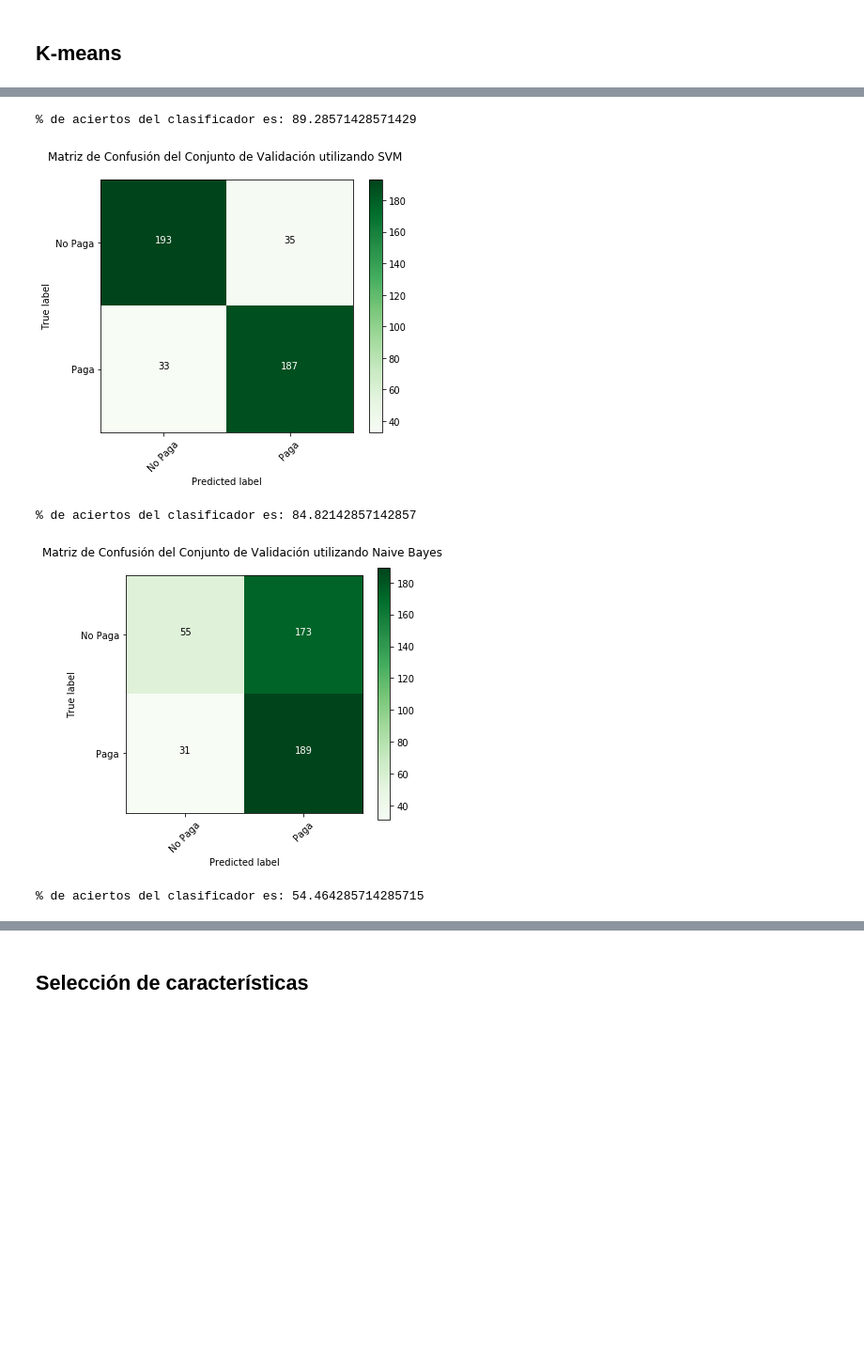
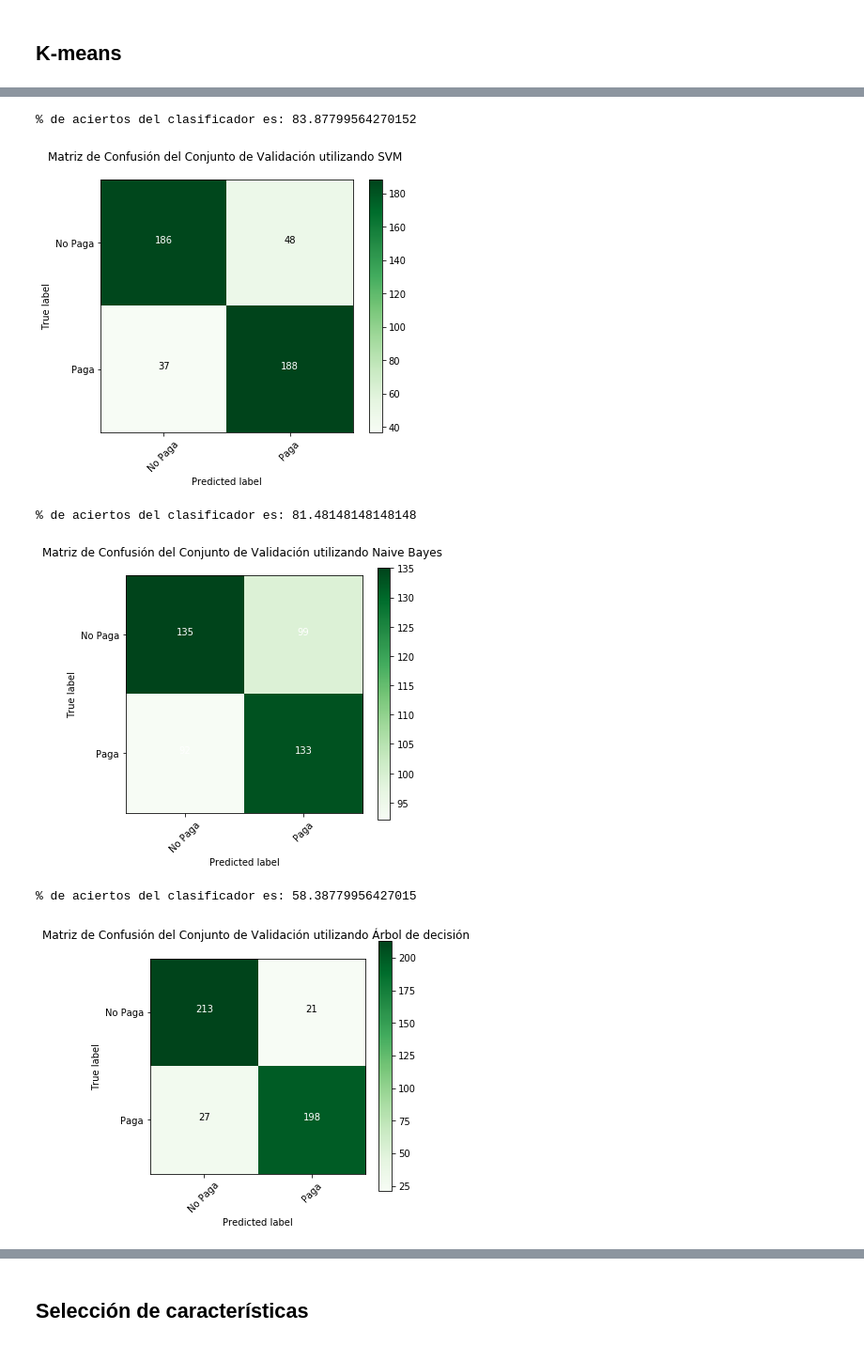
Before and after one commit to GioPais/Credit_score_project, a Jupyter notebook: Credit_score.ipynb, the cells around one changed output, grey strips where cells are left out. Shown: that part at 94% size. Drawn from its saved outputs; the diff is of its cells as text; code cells hidden in the pictures; blank space fills up the shorter version.

```diff
--- a/Credit_score.ipynb
+++ b/Credit_score.ipynb
@@ -583,0 +79,21 @@ plt.show()
+# %%
+dataset = pd.read_csv('CREDITRISK_RAW.csv',delimiter=';')
+dataset_without_na = dataset.copy().dropna()
+
+features = dataset.iloc[:, [1,2,3,4,5,6,7,8,9,10,11,12,13,14,15,16,17,18]]
+features_without_na = dataset_without_na.iloc[:, [1,2,3,4,5,6,7,8,9,10,11,12,13,14,15,16,17,18]]
+
+featuresAsArray = np.asarray(features)
+featuresAsArray_without_na = np.asarray(features_without_na)
+
+featuresAsArray = fix(featuresAsArray)
+featuresAsArray_without_na = fix(featuresAsArray_without_na)
+
+featuresAsArray = completeNA(featuresAsArray, featuresAsArray_without_na)
+
+y_data = dataset.iloc[:, [19]]
+labelencoder_y = LabelEncoder()
+y_data = labelencoder_y.fit_transform(y_data)
+y_data = np.asarray(y_data)
+
+get_stats(dataset)
@@ -583,0 +373,7 @@ plt.show()
+# %%
+labelencoder_X = LabelEncoder()
+featuresAsArray[:,0] = labelencoder_X.fit_transform(featuresAsArray[:,0])
+featuresAsArray[:,3] = labelencoder_X.fit_transform(featuresAsArray[:,3])
+featuresAsArray[:,4] = labelencoder_X.fit_transform(featuresAsArray[:,4])
+featuresAsArray[:,7] = labelencoder_X.fit_transform(featuresAsArray[:,7])
+featuresAsArray[:,17] = labelencoder_X.fit_transform(featuresAsArray[:,17])
@@ -584,2 +413,6 @@ plt.show()
+# %%
+# División de conjuntos de Entrenamiento, Test y Validacion
+featEntVal, featTest, classEntVal, classTest = train_test_split(featuresAsArray, y_data, test_size = 0.2, train_size = 0.8, stratify=y_data)
+featEnt, featVal, classEnt, classVal = train_test_split(featEntVal, classEntVal, test_size = 0.25, stratify=classEntVal)
 # %% [markdown]
 # Algoritmos de Machine Learning
@@ -660,6 +488,13 @@ clf3.fit(featEnt, classEnt)
 GaussianNB(priors=None)
 classPredict3 = clf3.predict(featVal)
 confusionMatrix3 = confusion_matrix(classVal, classPredict3)
+# %%
+# Decision Tree
+from sklearn import tree
+tree_classifier = tree.DecisionTreeClassifier()
+tree_classifier.fit(featEnt, classEnt)
+tree_predictions = tree_classifier.predict(featVal)
+confusionMatrix4 = confusion_matrix(classVal, tree_predictions)
 # %%
 from functions import *
 clases=['No Paga','Paga']
@@ -669,4 +504,6 @@ plot_confusion_matrix('d',True,confusionMatrix2,clases,clases,False,'Matriz de C
 print('% de aciertos del clasificador es: '+str(np.trace(confusionMatrix2)*100/featVal.shape[0]))
 plot_confusion_matrix('d',True,confusionMatrix3,clases,clases,False,'Matriz de Confusión del Conjunto de Validación utilizando Naive Bayes \n')
 print('% de aciertos del clasificador es: '+str(np.trace(confusionMatrix3)*100/featVal.shape[0]))
+plot_confusion_matrix('d',True,confusionMatrix4,clases,clases,False,'Matriz de Confusión del Conjunto de Validación utilizando Árbol de decisión \n')
+print('% de aciertos del clasificador es: '+str(np.trace(confusionMatrix4)*100/featVal.shape[0]))
 # %% [output]
@@ -674,5 +511,6 @@ print('% de aciertos del clasificador es: '+str(np.trace(confusionMatrix3)*100/f
-% de aciertos del clasificador es: 89.28571428571429
+% de aciertos del clasificador es: 83.87799564270152
-[figure, old version]
+[figure, new version]
-% de aciertos del clasificador es: 84.82142857142857
+% de aciertos del clasificador es: 81.48148148148148
-[figure, old version]
+[figure, new version]
-% de aciertos del clasificador es: 54.464285714285715
+% de aciertos del clasificador es: 58.38779956427015
+[figure, added]
```
Also changed, not shown: parts of 43 cells of this notebook.
